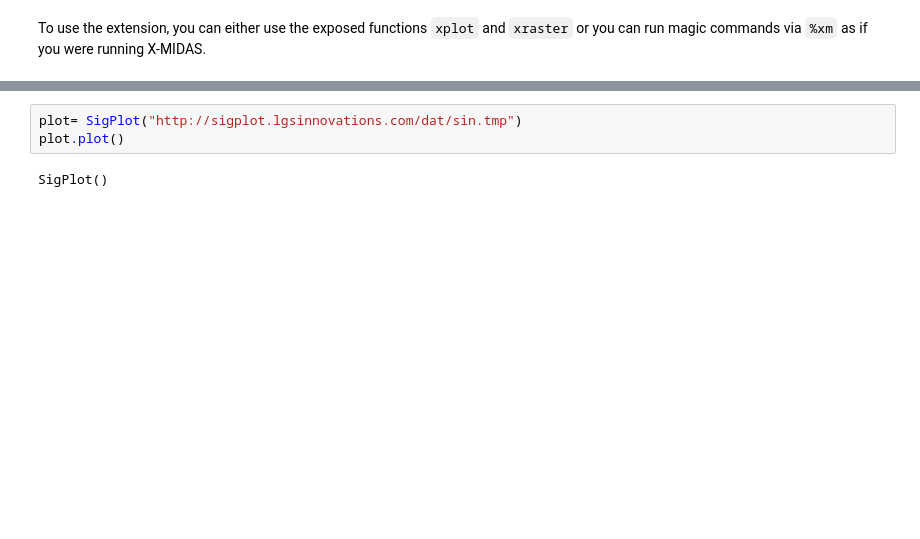
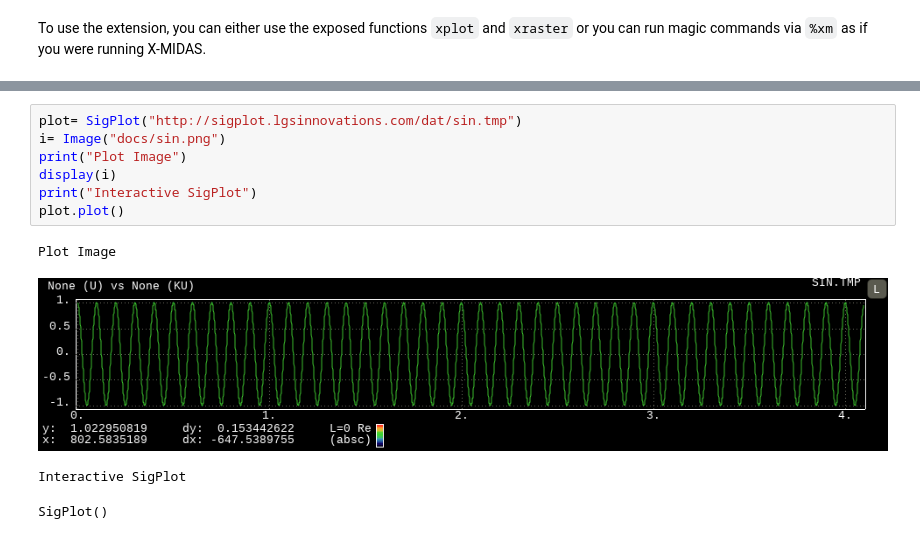
Before and after one commit to betatim/jupyter-xm-magic, a Jupyter notebook: SigPlot Extension Test.ipynb, the cells around one changed output, grey strips where cells are left out. Drawn from its saved outputs; the diff is of its cells as text; blank space fills up the shorter version.

```diff
--- a/SigPlot Extension Test.ipynb
+++ b/SigPlot Extension Test.ipynb
@@ -51,8 +67,15 @@ SigPlot()
 # %%
 plot= SigPlot("http://sigplot.lgsinnovations.com/dat/sin.tmp")
+i= Image("docs/sin.png")
+print("Plot Image")
+display(i)
+print("Interactive SigPlot")
 plot.plot()
 # %% [output]
-SigPlot()
+Plot Image
+[figure, added]
+Interactive SigPlot
+SigPlot()
 # %%
 plot= SigPlot("http://sigplot.lgsinnovations.com/dat/sin.tmp")
 plot.overlay_href("http://sigplot.lgsinnovations.com/dat/pulse.tmp")
```
Also changed, not shown: parts of 11 cells of this notebook, 9 other files.
